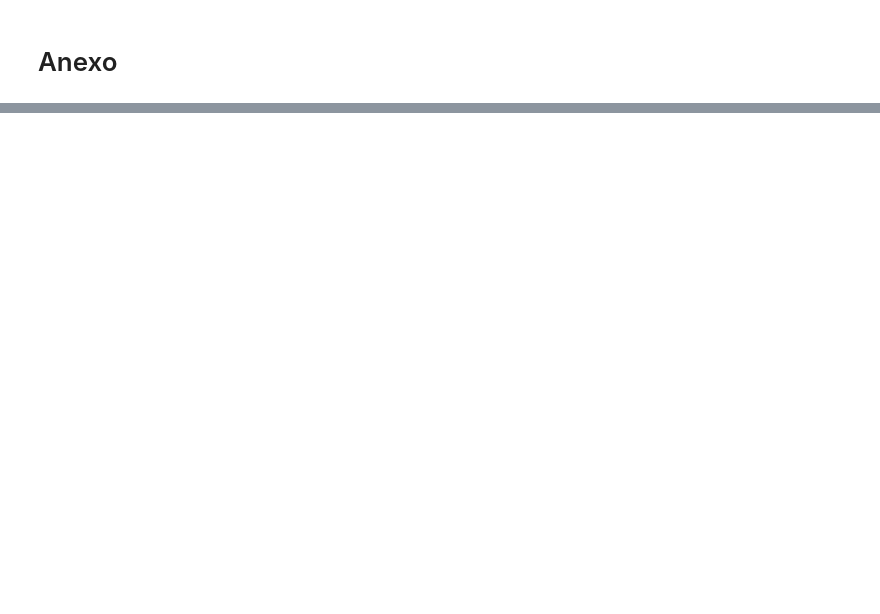
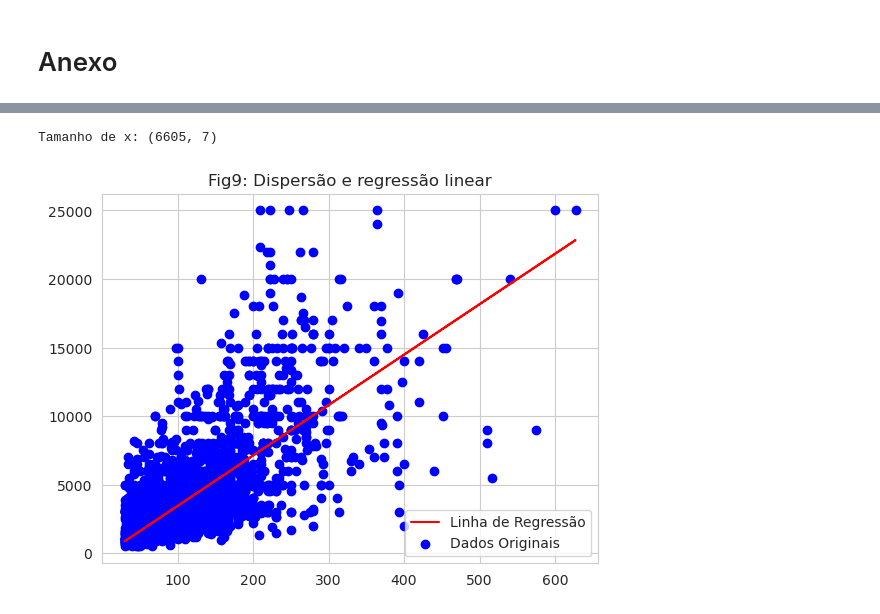
Before and after one commit to albertoakel/EBAC, a Jupyter notebook: notebook/Atividade_modulo18_Regressão_linear_Albertoakel.ipynb, the cells around one changed output, grey strips where cells are left out. Saved outputs shown, nothing was run; the diff lists cells and outputs as text; code cells hidden in the pictures; blank space fills up the shorter version.

```diff
--- a/notebook/Atividade_modulo18_Regressão_linear_Albertoakel.ipynb
+++ b/notebook/Atividade_modulo18_Regressão_linear_Albertoakel.ipynb
@@ -657,0 +778,26 @@ Explicar aqui
+# %%
+#base de treino, teste, modelagem
+x = df.drop(['Valor_Aluguel'], axis=1) #todas menos o target
+y = df['Valor_Aluguel'] # previsão Valor Aluguel
+print(f"Tamanho de x: {x.shape}")
+
+x_train, x_test, y_train, y_test = train_test_split(x, y, test_size=0.25, random_state=42)
+# Separar a variável independente da variável dependente
+x = x_train[['Metragem']].values.reshape(-1, 1)
+y = y_train.values
+
+#Modelo de regressão
+mod_lin = LR()
+mod_lin.fit(x,y)
+media = np.mean(y)
+desvio_padrao = np.std(y)
+coef_variacao = (desvio_padrao / media) * 100
+#Grafico de dispersão
+plt.scatter(x, y, color='blue', label='Dados Originais')
+plt.plot(x, mod_lin.predict(x), color='red', label='Linha de Regressão')
+plt.title('Fig9: Dispersão e regressão linear')
+plt.legend()
+plt.show()
+# %% [output]
+Tamanho de x: (6605, 7)
+[figure, added]
```
Also changed, not shown: parts of 25 cells of this notebook.
